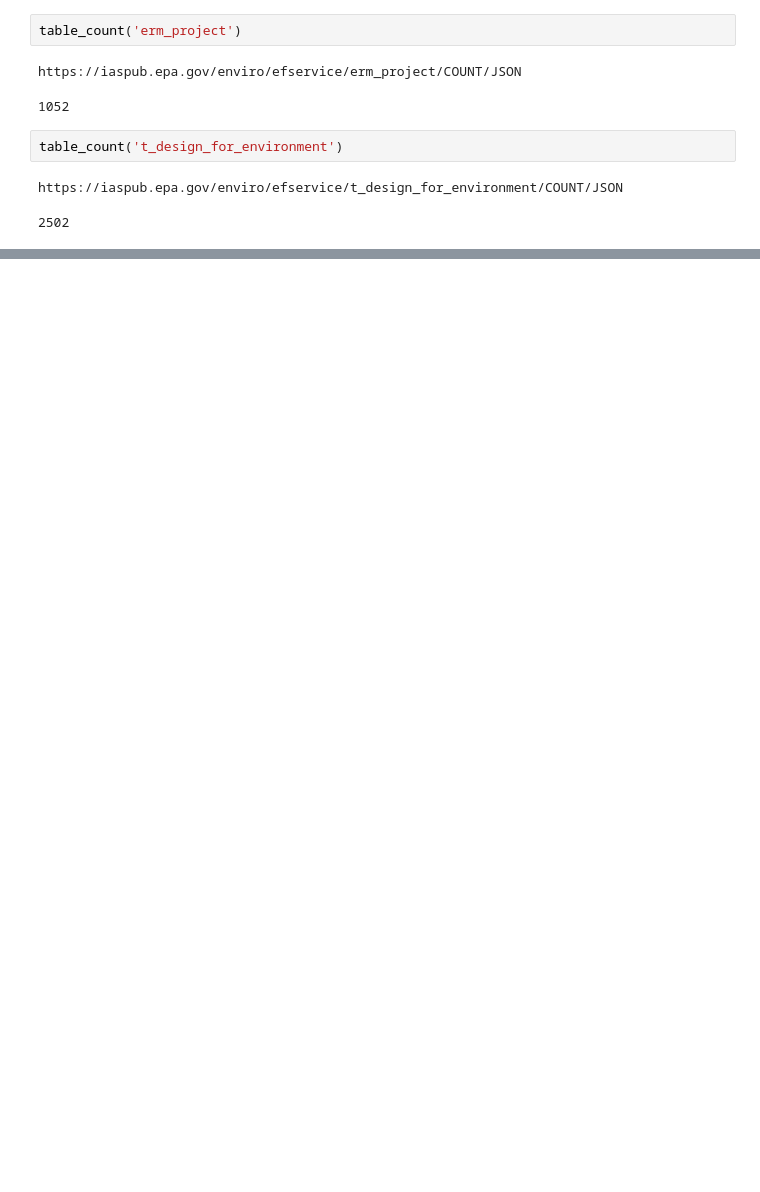
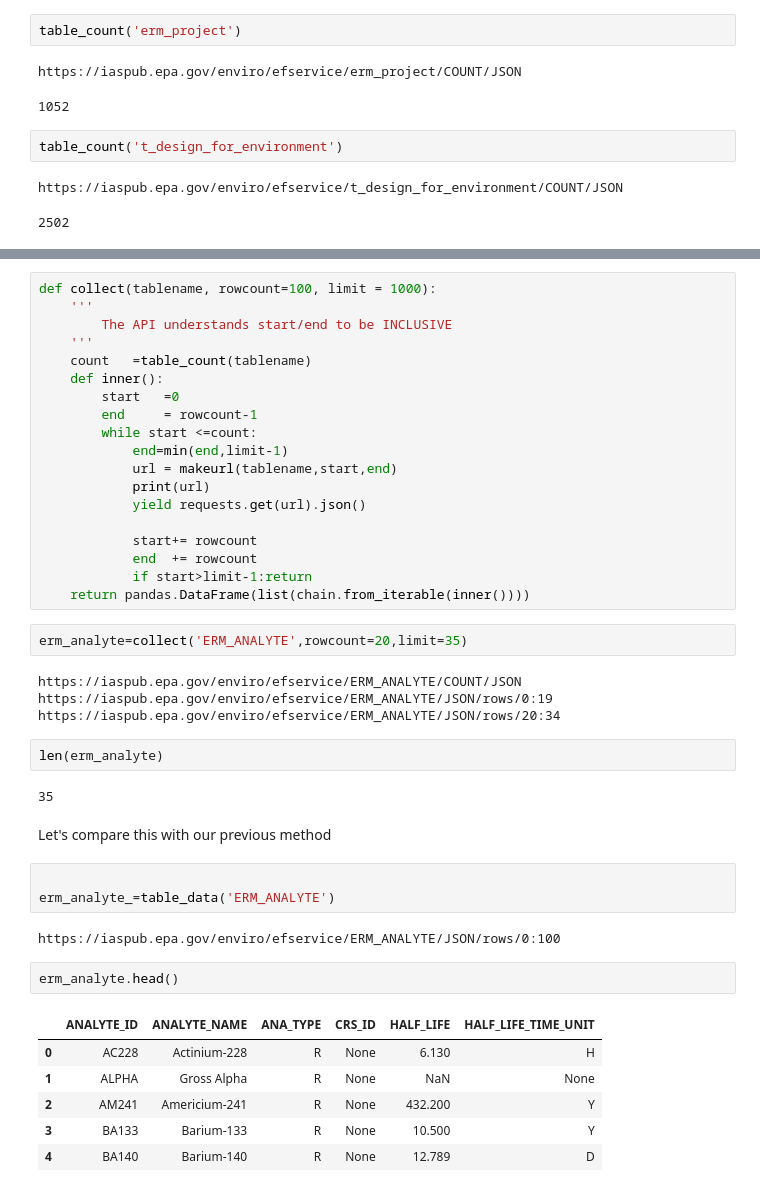
Before and after one commit to edgi-govdata-archiving/epa-quantitative, a Jupyter notebook: Guerilla Archiving RadNet data.ipynb, the cells around one changed output, grey strips where cells are left out. Saved outputs shown, nothing was run; the diff lists cells and outputs as text; blank space fills up the shorter version.

```diff
--- a/Guerilla Archiving RadNet data.ipynb
+++ b/Guerilla Archiving RadNet data.ipynb
@@ -87,0 +224,45 @@ Presumably
+# %%
+def collect(tablename, rowcount=100, limit = 1000):
+    '''
+        The API understands start/end to be INCLUSIVE
+    '''
+    count   =table_count(tablename)
+    def inner():
+        start   =0
+        end     = rowcount-1
+        while start <=count:
+            end=min(end,limit-1)
+            url = makeurl(tablename,start,end)
+            print(url)
+            yield requests.get(url).json()
+
+            start+= rowcount
+            end  += rowcount
+            if start>limit-1:return
+    return pandas.DataFrame(list(chain.from_iterable(inner())))
+# %%
+erm_analyte=collect('ERM_ANALYTE',rowcount=20,limit=35)
+# %% [output]
+https://iaspub.epa.gov/enviro/efservice/ERM_ANALYTE/COUNT/JSON
+https://iaspub.epa.gov/enviro/efservice/ERM_ANALYTE/JSON/rows/0:19
+https://iaspub.epa.gov/enviro/efservice/ERM_ANALYTE/JSON/rows/20:34
+# %%
+len(erm_analyte)
+# %% [output]
+35
+# %% [markdown]
+Let's compare this with our previous method
+# %%
+
+erm_analyte_=table_data('ERM_ANALYTE')
+# %% [output]
+https://iaspub.epa.gov/enviro/efservice/ERM_ANALYTE/JSON/rows/0:100
+# %%
+erm_analyte.head()
+# %% [output]
+|  | ANALYTE_ID | ANALYTE_NAME | ANA_TYPE | CRS_ID | HALF_LIFE | HALF_LIFE_TIME_UNIT |
+| 0 | AC228 | Actinium-228 | R | None | 6.130 | H |
+| 1 | ALPHA | Gross Alpha | R | None | NaN | None |
+| 2 | AM241 | Americium-241 | R | None | 432.200 | Y |
+| 3 | BA133 | Barium-133 | R | None | 10.500 | Y |
+| 4 | BA140 | Barium-140 | R | None | 12.789 | D |
```
Also changed, not shown: parts of 30 cells of this notebook, 1 other file.
